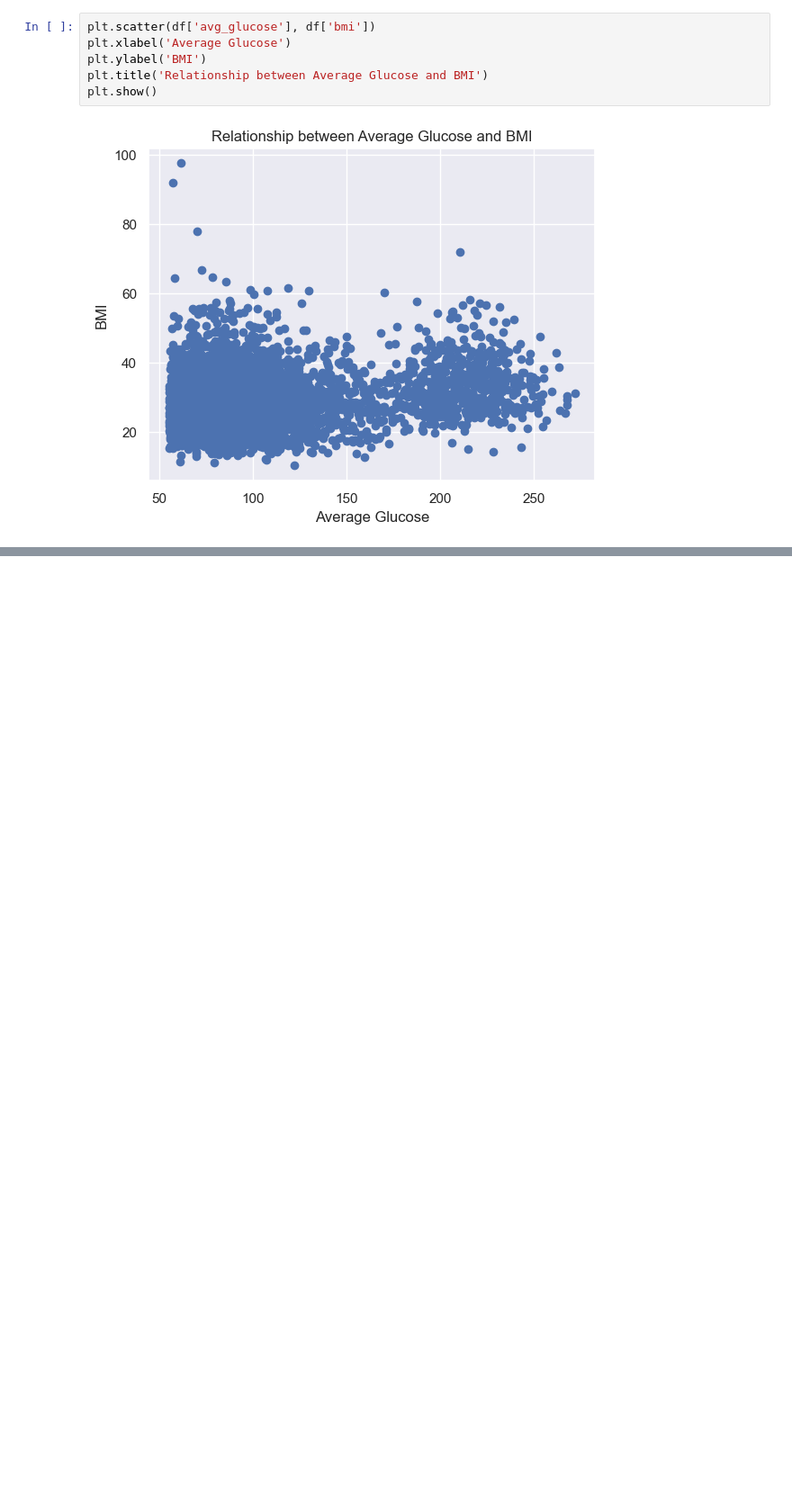
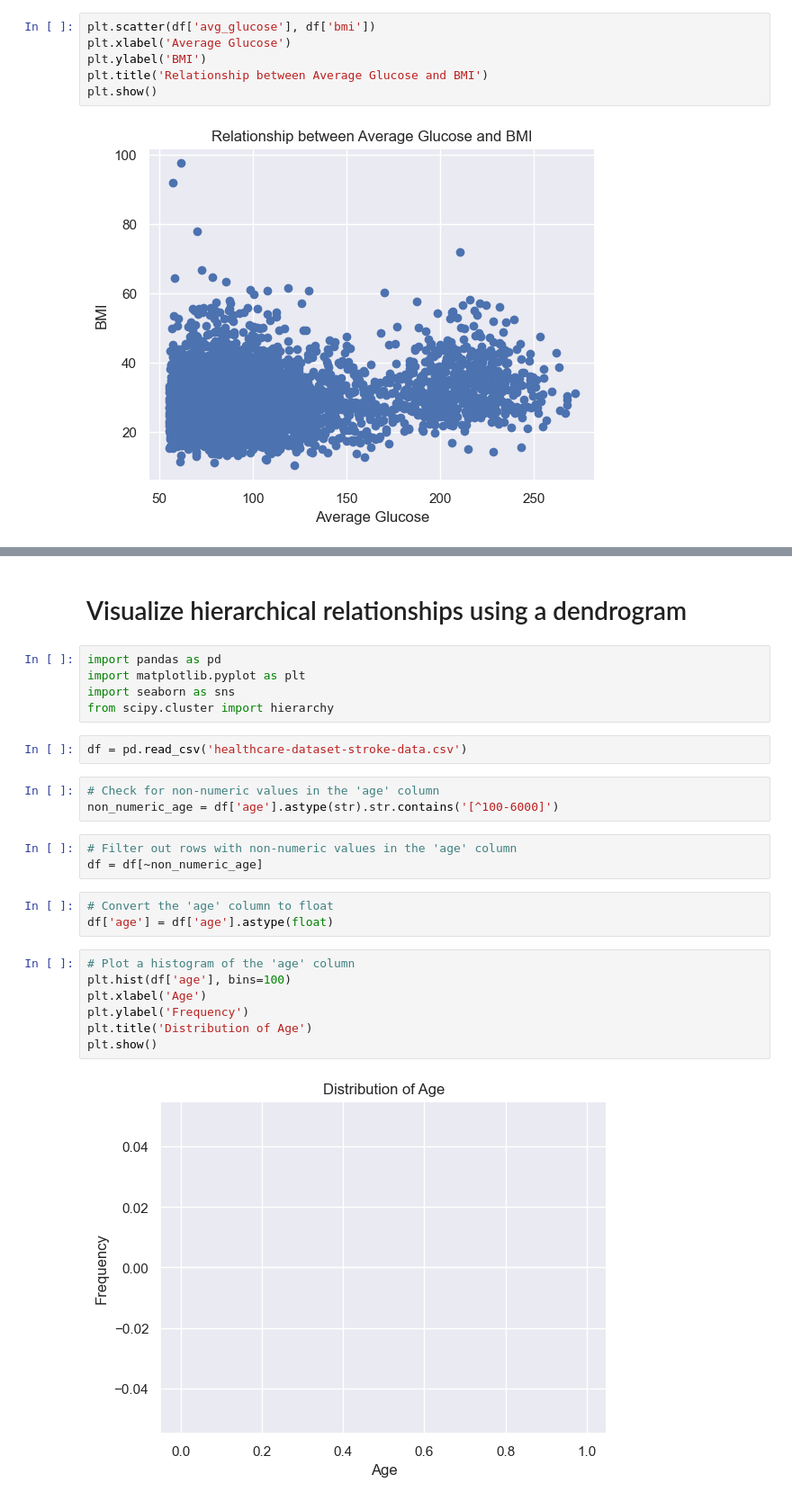
Before and after one commit to sprasamedia/jupyter-practice, a Jupyter notebook: jupyter1.ipynb, the cells around one changed output, grey strips where cells are left out. Shown at 90% size. Cells and saved outputs as stored; diff of their text form; blank space fills up the shorter version.

```diff
--- a/jupyter1.ipynb
+++ b/jupyter1.ipynb
@@ -110,0 +142,27 @@ plt.show()
+# %% [markdown]
+# Visualize hierarchical relationships using a dendrogram
+# %%
+import pandas as pd
+import matplotlib.pyplot as plt
+import seaborn as sns
+from scipy.cluster import hierarchy
+# %%
+df = pd.read_csv('healthcare-dataset-stroke-data.csv')
+# %%
+# Check for non-numeric values in the 'age' column
+non_numeric_age = df['age'].astype(str).str.contains('[^100-6000]')
+# %%
+# Filter out rows with non-numeric values in the 'age' column
+df = df[~non_numeric_age]
+# %%
+# Convert the 'age' column to float
+df['age'] = df['age'].astype(float)
+# %%
+# Plot a histogram of the 'age' column
+plt.hist(df['age'], bins=100)
+plt.xlabel('Age')
+plt.ylabel('Frequency')
+plt.title('Distribution of Age')
+plt.show()
+# %% [output]
+[figure, added]
```
Also changed, not shown: parts of 15 cells of this notebook.
